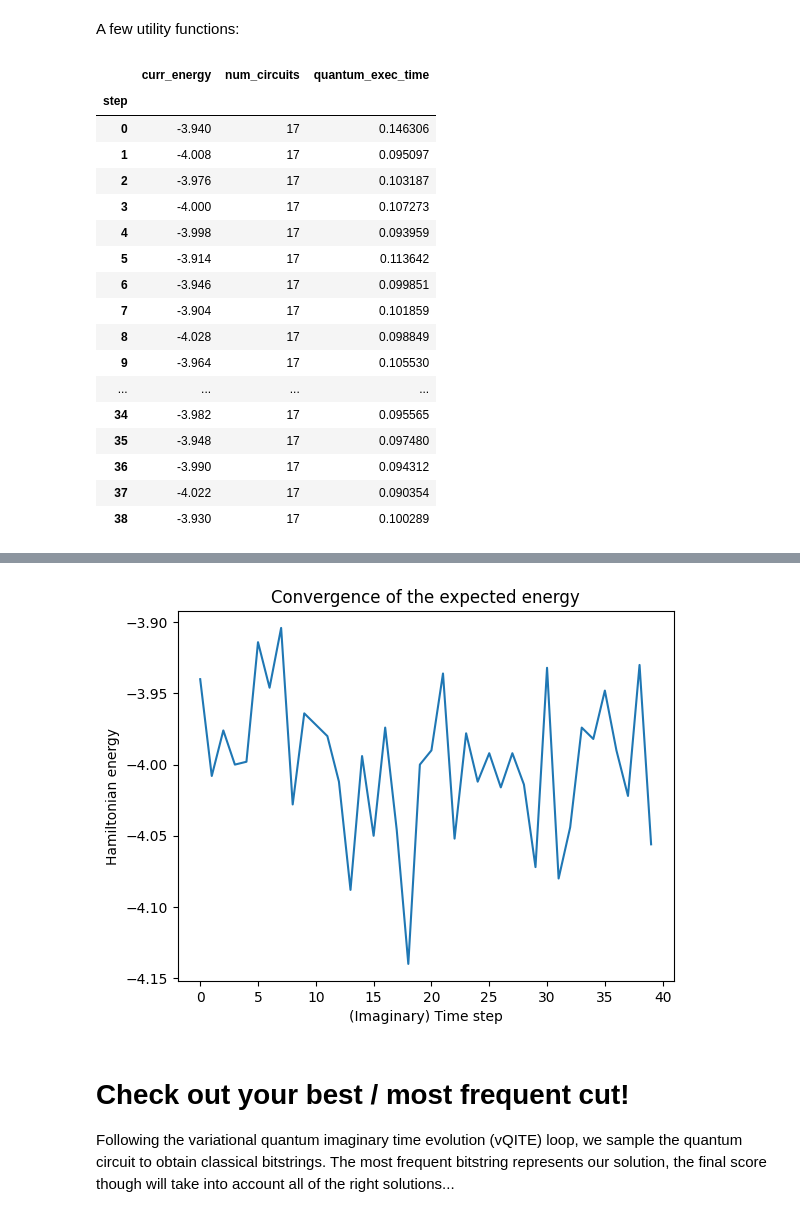
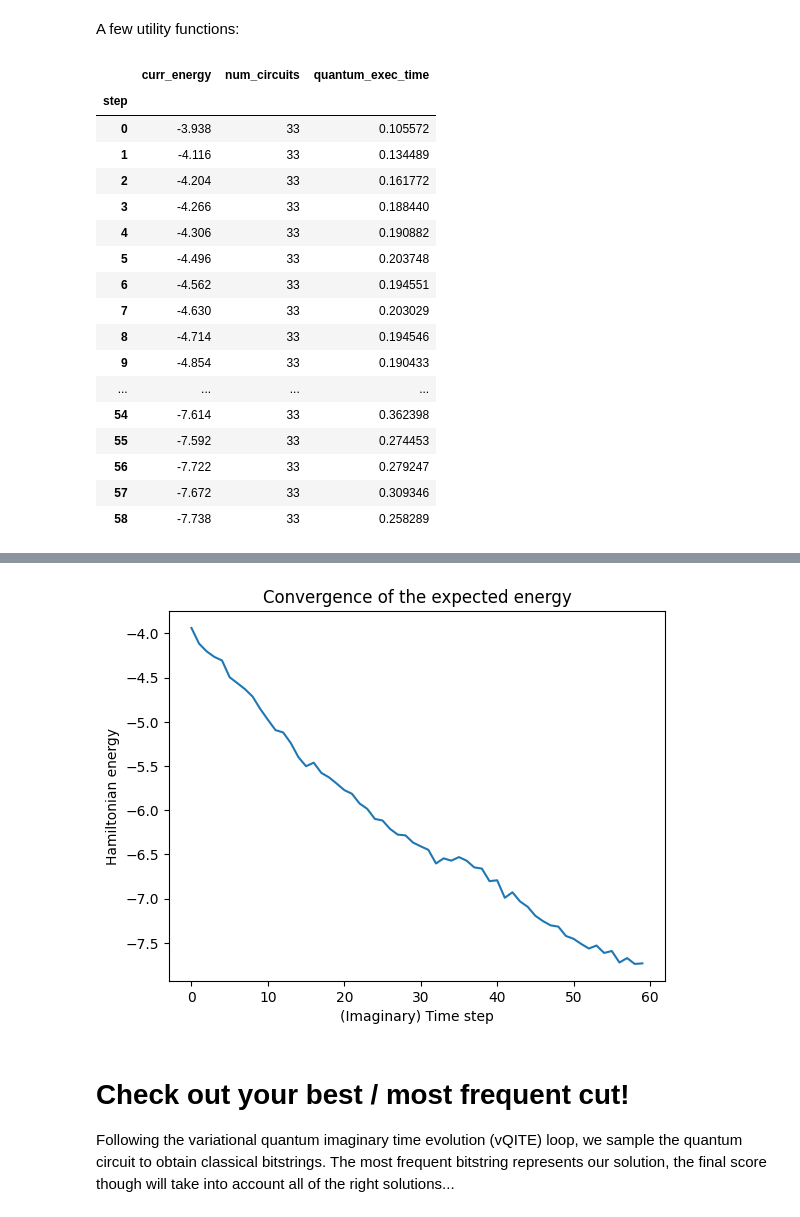
Before and after one commit to funnysomething/iQuHack_HG2025, a Jupyter notebook: IonQuHack2025.ipynb, the cells around one changed output, grey strips where cells are left out. Saved outputs shown, nothing was run; the diff lists cells and outputs as text; code cells hidden in the pictures.

```diff
--- a/IonQuHack2025.ipynb
+++ b/IonQuHack2025.ipynb
@@ -367,9 +384,12 @@ def build_ansatz(graph: nx.Graph) -> QuantumCircuit:
 
     theta = ParameterVector(r"$\theta$", graph.number_of_edges())
     for t, (u, v) in zip(theta, graph.edges):
-        ansatz.cz(u, v)
-        ansatz.rz(t, v)
-        ansatz.cy(u, v)
+        ansatz.ry(t, v)
+        ansatz.cx(u, v)
+
+    beta = ParameterVector('b', graph.number_of_nodes())
+    for b, n in zip(beta, graph.nodes):
+        ansatz.ry(b, n)
 
     return ansatz
 # %% [markdown]
@@ -718,26 +777,26 @@ def interpret_solution(graph, bitstring):
 
 # Set up your QITEvolver and evolve!
 qit_evolver = QITEvolver(ham, ansatz)
-qit_evolver.evolve(num_steps=40, lr=0.1, verbose=True) # lr was 0.5
+qit_evolver.evolve(num_steps=60, lr=0.1, verbose=True) # lr was 0.5
 
 # Visualize your results!
 qit_evolver.plot_convergence()
 # %% [output]
 |  | curr_energy | num_circuits | quantum_exec_time |
 | step |  |  |  |
-| 0 | -3.940 | 17 | 0.146306 |
-| 1 | -4.008 | 17 | 0.095097 |
-| 2 | -3.976 | 17 | 0.103187 |
-| 3 | -4.000 | 17 | 0.107273 |
-| 4 | -3.998 | 17 | 0.093959 |
-| 5 | -3.914 | 17 | 0.113642 |
-| 6 | -3.946 | 17 | 0.099851 |
-| 7 | -3.904 | 17 | 0.101859 |
-| 8 | -4.028 | 17 | 0.098849 |
-| 9 | -3.964 | 17 | 0.105530 |
+| 0 | -3.938 | 33 | 0.105572 |
+| 1 | -4.116 | 33 | 0.134489 |
+| 2 | -4.204 | 33 | 0.161772 |
+| 3 | -4.266 | 33 | 0.188440 |
+| 4 | -4.306 | 33 | 0.190882 |
+| 5 | -4.496 | 33 | 0.203748 |
+| 6 | -4.562 | 33 | 0.194551 |
+| 7 | -4.630 | 33 | 0.203029 |
+| 8 | -4.714 | 33 | 0.194546 |
+| 9 | -4.854 | 33 | 0.190433 |
 | ... | ... | ... | ... |
-| 34 | -3.982 | 17 | 0.095565 |
-| 35 | -3.948 | 17 | 0.097480 |
-| 36 | -3.990 | 17 | 0.094312 |
-| 37 | -4.022 | 17 | 0.090354 |
-| 38 | -3.930 | 17 | 0.100289 |
+| 54 | -7.614 | 33 | 0.362398 |
+| 55 | -7.592 | 33 | 0.274453 |
+| 56 | -7.722 | 33 | 0.279247 |
+| 57 | -7.672 | 33 | 0.309346 |
+| 58 | -7.738 | 33 | 0.258289 |
@@ -746,4 +805,4 @@ Wall time: 5.13 s
-[figure, old version]
+[figure, new version]
 # %% [markdown]
 # Check out your best / most frequent cut!
 Following the variational quantum imaginary time evolution (vQITE) loop, we sample the quantum circuit to obtain classical bitstrings.  The most frequent bitstring represents our solution, the final score though will take into account all of the right solutions...
```
Also changed, not shown: parts of 9 cells of this notebook.
